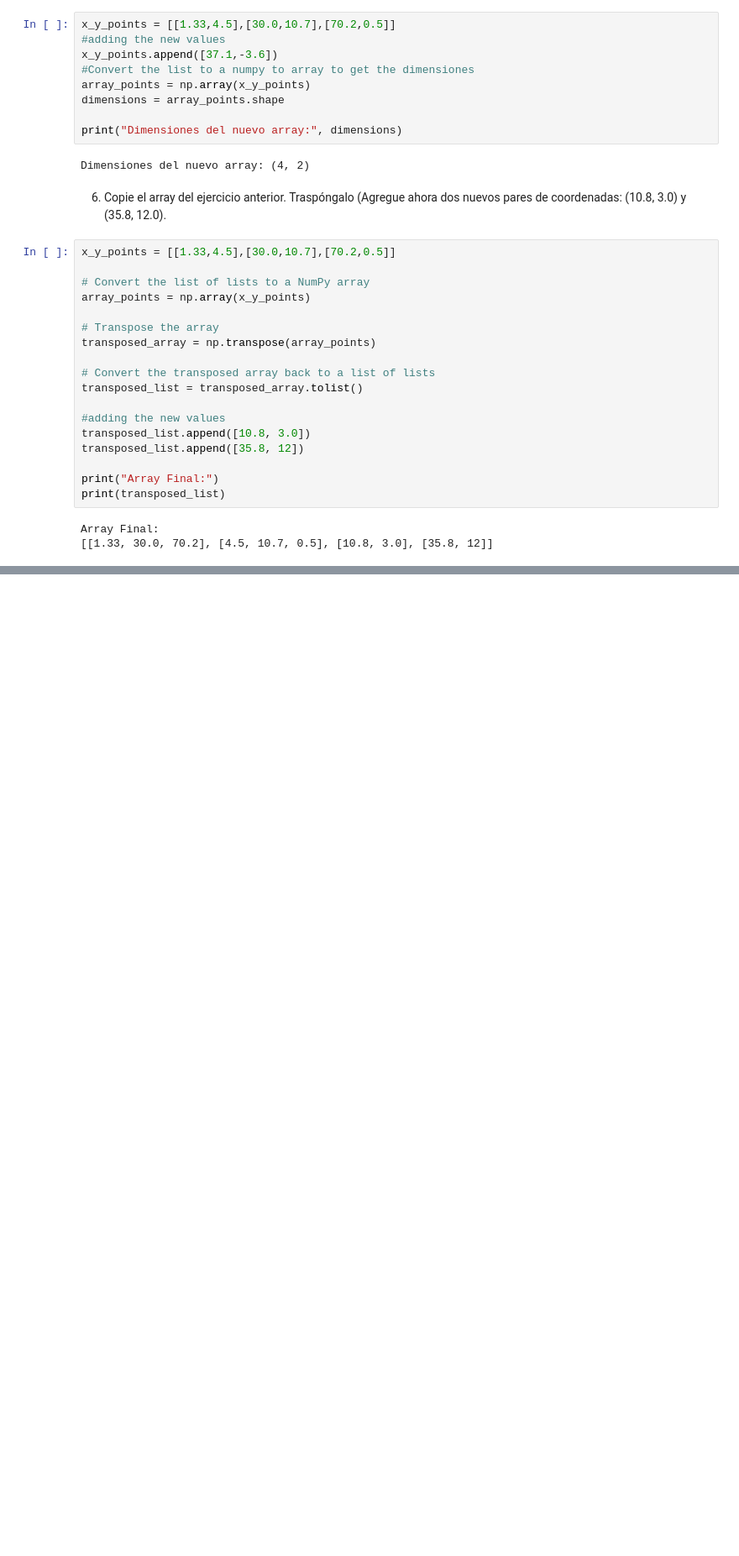
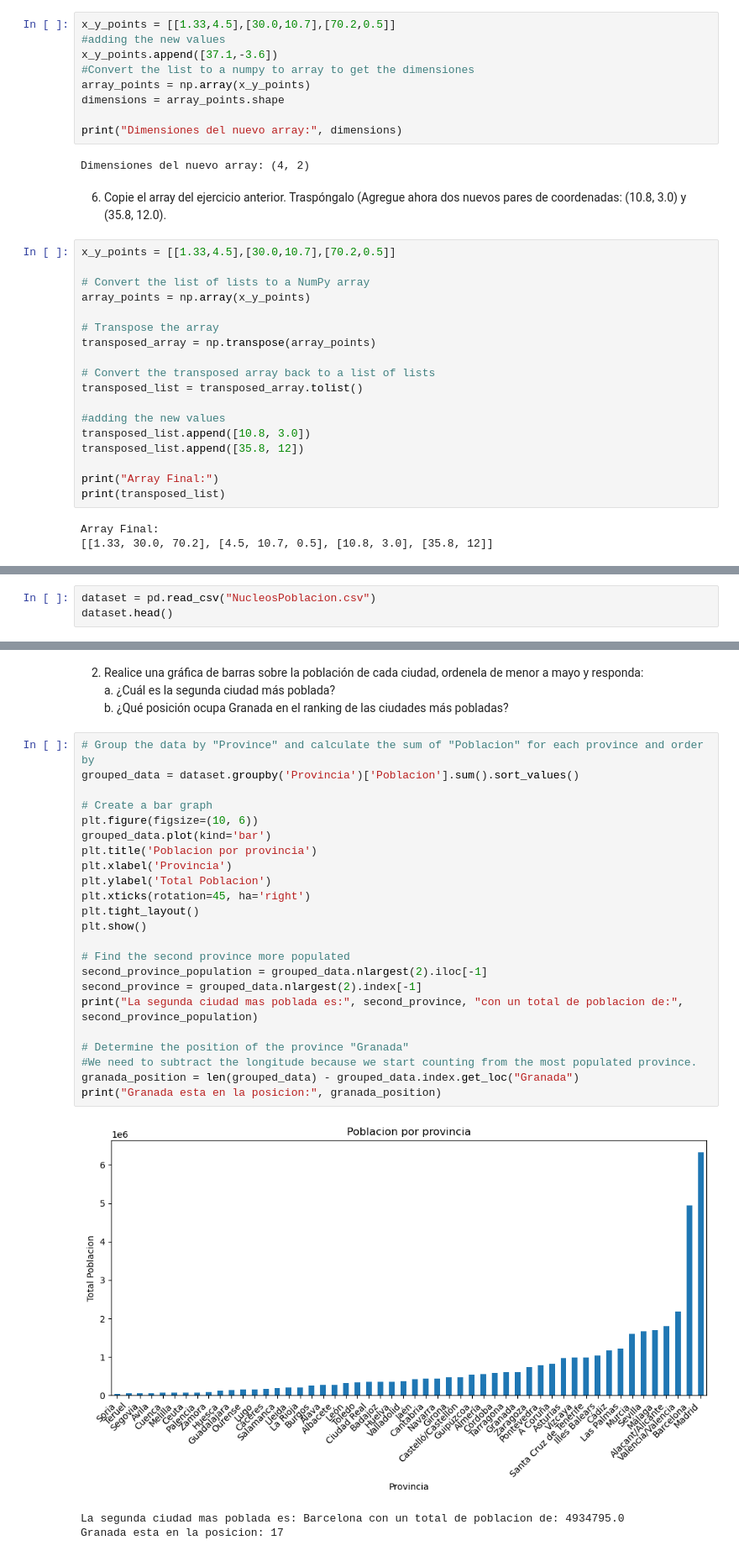
Before and after one commit to gdvr/lab3_24002907, a Jupyter notebook: lab3.ipynb, the cells around one changed output, grey strips where cells are left out. Shown at 84% size. Saved outputs shown, nothing was run; the diff lists cells and outputs as text; blank space fills up the shorter version.

```diff
--- a/lab3.ipynb
+++ b/lab3.ipynb
@@ -107,0 +113,3 @@ Array Final:
+# %%
+dataset = pd.read_csv("NucleosPoblacion.csv")
+dataset.head()
@@ -107,0 +133,31 @@ Array Final:
+# %% [markdown]
+2) Realice una gráfica de barras sobre la población de cada ciudad, ordenela de menor a mayo y responda: <br>
+a. ¿Cuál es la segunda ciudad más poblada? <br>
+b. ¿Qué posición ocupa Granada en el ranking de las ciudades más pobladas? <br>
+# %%
+# Group the data by "Province" and calculate the sum of "Poblacion" for each province and order by
+grouped_data = dataset.groupby('Provincia')['Poblacion'].sum().sort_values()
+
+# Create a bar graph
+plt.figure(figsize=(10, 6))
+grouped_data.plot(kind='bar')
+plt.title('Poblacion por provincia')
+plt.xlabel('Provincia')
+plt.ylabel('Total Poblacion')
+plt.xticks(rotation=45, ha='right')
+plt.tight_layout()
+plt.show()
+
+# Find the second province more populated
+second_province_population = grouped_data.nlargest(2).iloc[-1]
+second_province = grouped_data.nlargest(2).index[-1]
+print("La segunda ciudad mas poblada es:", second_province, "con un total de poblacion de:", second_province_population)
+
+# Determine the position of the province "Granada"
+#We need to subtract the longitude because we start counting from the most populated province.
+granada_position = len(grouped_data) - grouped_data.index.get_loc("Granada")
+print("Granada esta en la posicion:", granada_position)
+# %% [output]
+[figure, added]
+La segunda ciudad mas poblada es: Barcelona con un total de poblacion de: 4934795.0
+Granada esta en la posicion: 17
```
Also changed, not shown: parts of 18 cells of this notebook.
